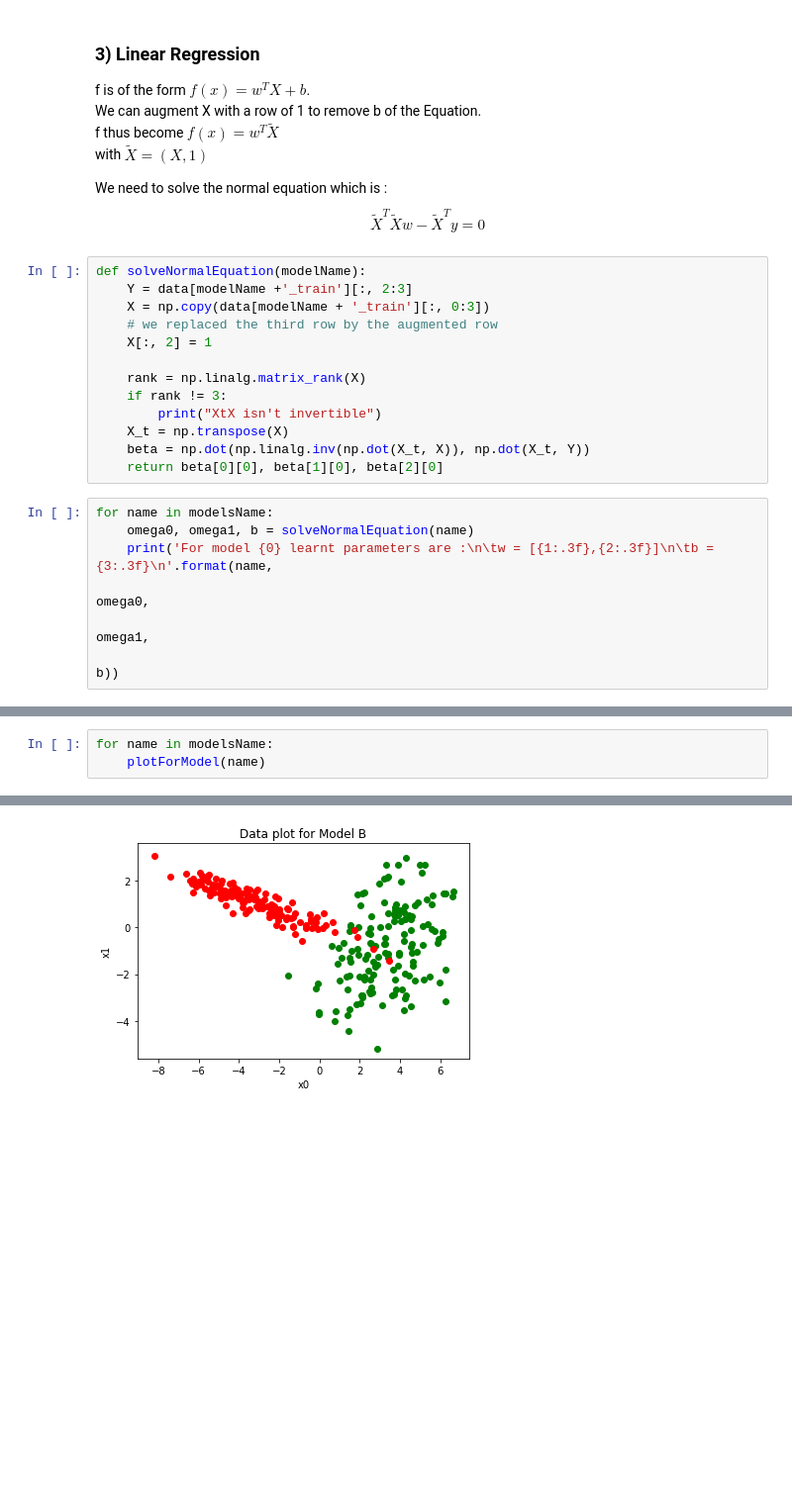
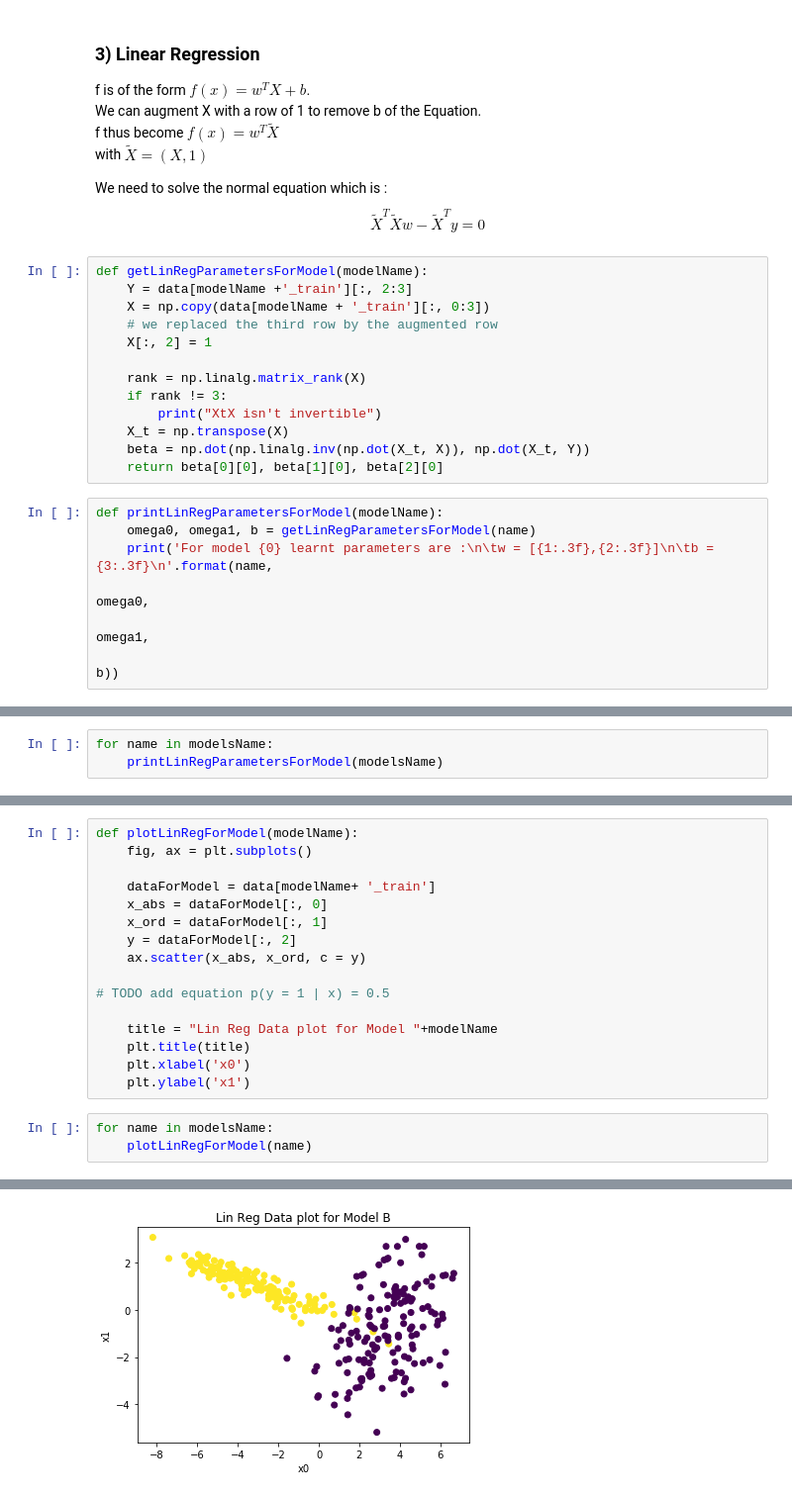
Before and after one commit to martinplouy/MVA, a Jupyter notebook: PGM/HW1/MVA_DM1_DELAFOURNIERE_PLOUY.ipynb, the cells around one changed output, grey strips where cells are left out. Shown at 99% size. Drawn from its saved outputs; the diff is of its cells as text; blank space fills up the shorter version.

```diff
--- a/PGM/HW1/MVA_DM1_DELAFOURNIERE_PLOUY.ipynb
+++ b/PGM/HW1/MVA_DM1_DELAFOURNIERE_PLOUY.ipynb
@@ -260,7 +249,7 @@ with $\tilde{X} = (X, 1)$
 
 We need to solve the normal equation which is : $$ \tilde{X}^T\tilde{X}w-\tilde{X}^Ty=0 $$
 # %%
-def solveNormalEquation(modelName):
+def getLinRegParametersForModel(modelName):
     Y = data[modelName +'_train'][:, 2:3]
     X = np.copy(data[modelName + '_train'][:, 0:3])
     # we replaced the third row by the augmented row
@@ -273,8 +262,8 @@ def solveNormalEquation(modelName):
     beta = np.dot(np.linalg.inv(np.dot(X_t, X)), np.dot(X_t, Y))
     return beta[0][0], beta[1][0], beta[2][0]
 # %%
-for name in modelsName:
-    omega0, omega1, b = solveNormalEquation(name)
+def printLinRegParametersForModel(modelName):
+    omega0, omega1, b = getLinRegParametersForModel(name)
     print('For model {0} learnt parameters are :\n\tw = [{1:.3f},{2:.3f}]\n\tb = {3:.3f}\n'.format(name,
                                                                                                 omega0,
                                                                                                 omega1,
@@ -306,0 +271,3 @@ def plotForModel(modelName):
+# %%
+for name in modelsName:
+    printLinRegParametersForModel(modelsName)
@@ -307,4 +286,20 @@ def plotForModel(modelName):
+# %%
+def plotLinRegForModel(modelName):
+    fig, ax = plt.subplots()
+
+    dataForModel = data[modelName+ '_train']
+    x_abs = dataForModel[:, 0]
+    x_ord = dataForModel[:, 1]
+    y = dataForModel[:, 2]
+    ax.scatter(x_abs, x_ord, c = y)
+
+# TODO add equation p(y = 1 | x) = 0.5
+
+    title = "Lin Reg Data plot for Model "+modelName
+    plt.title(title)
+    plt.xlabel('x0')
+    plt.ylabel('x1')
 # %%
 for name in modelsName:
-    plotForModel(name)
+    plotLinRegForModel(name)
 # %% [output]
@@ -312 +307 @@ for name in modelsName:
-[figure, old version]
+[figure, new version]
```
Also changed, not shown: parts of 13 cells of this notebook, 1 other file.
